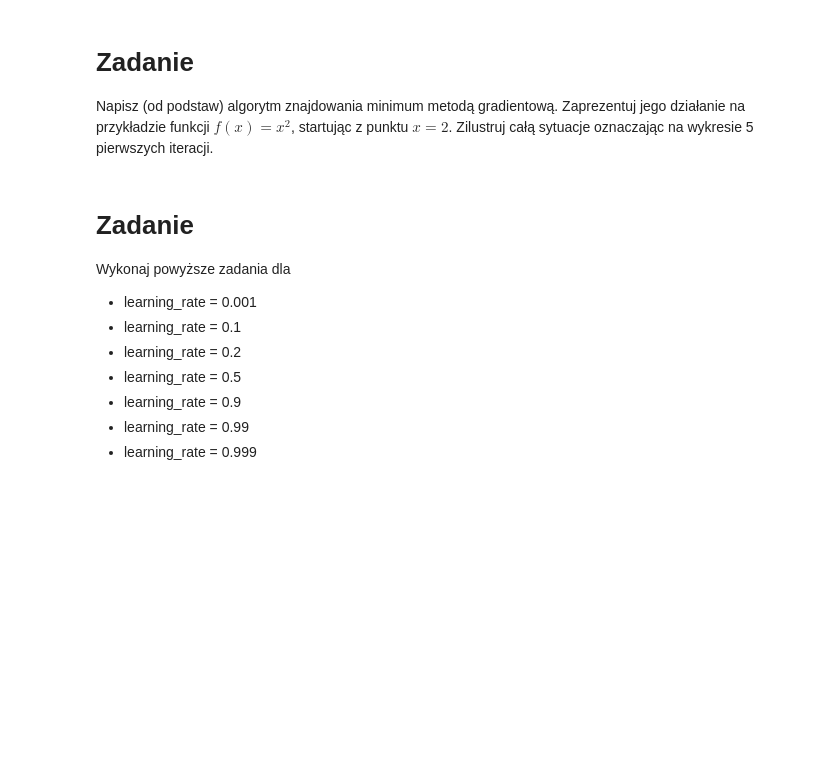
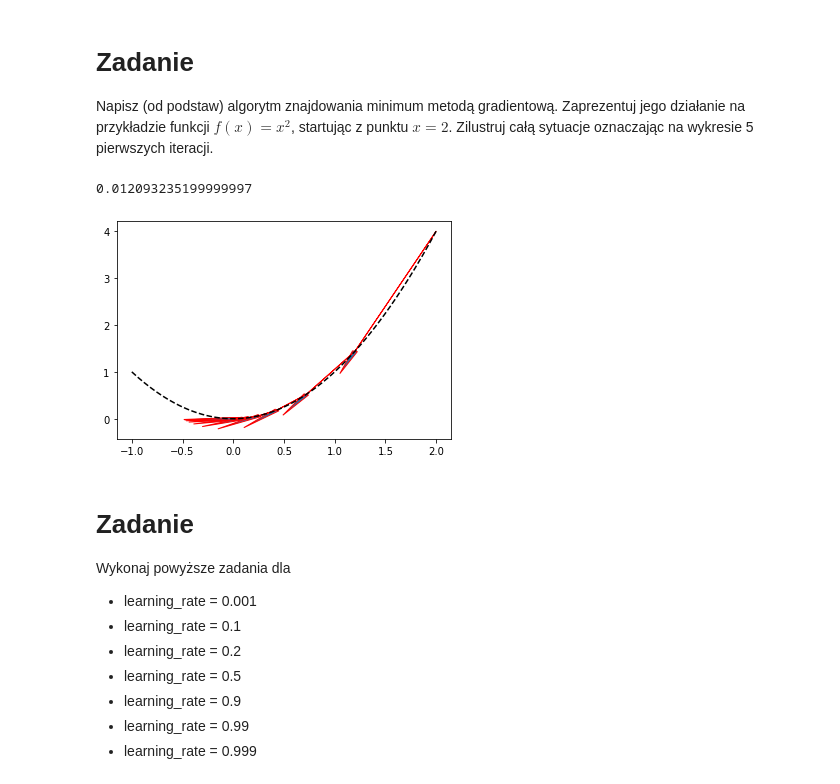
Before and after one commit to balins/podstawy_sztucznej_inteligencji, a Jupyter notebook: Z04_C_gradient_descent.ipynb, the cells around one changed output. Cells and saved outputs as stored; diff of their text form; code cells hidden in the pictures; blank space fills up the shorter version.

```diff
--- a/Z04_C_gradient_descent.ipynb
+++ b/Z04_C_gradient_descent.ipynb
@@ -6,36 +6,37 @@ Zaprezentuj jego działanie na przykładzie funkcji $f(x)=x^2$, startując z pun
 # %%
 import numpy as np
 import matplotlib.pyplot as plt
 
 f = lambda x: x**2
 
-x = np.linspace(-5, 5, 200)
+x = np.linspace(-1, 2, 200)
 y = f(x)
 plt.plot(x, y, '--k', ms=10);
 
 
 def step_gradient_1d(x_current, learningRate):
     x_gradient = 2*x_current
-    new_x = ??
+    new_x = x_current - learningRate * x_gradient
 
     plt.arrow(x_current, f(x_current), - (learningRate * x_gradient), -(f(x_current)-f(new_x)),
               head_width=0.05, head_length=0.5,ec="red")
 
     return new_x
 def gradient_descent_runner_1d(starting_x, learning_rate, num_iterations):
     x = starting_x
-    print(x)
     for i in range(num_iterations):
         x = step_gradient_1d(x,learning_rate)
-        #print(x)
     return x
 
 learning_rate = 0.2
-initial_x = 5
-num_iterations = 30
+initial_x = 2
+num_iterations = 10
 x = gradient_descent_runner_1d(initial_x, learning_rate, num_iterations)
-
+print(x)
 plt.show()
+# %% [output]
+0.012093235199999997
+[figure, added]
 # %% [markdown]
 # Zadanie
 Wykonaj powyższe zadania dla
```
Also changed, not shown: parts of 7 cells of this notebook, 2 other files.
